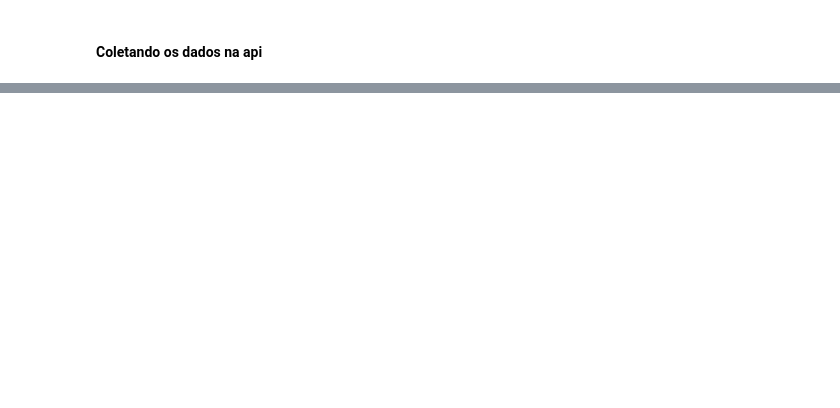
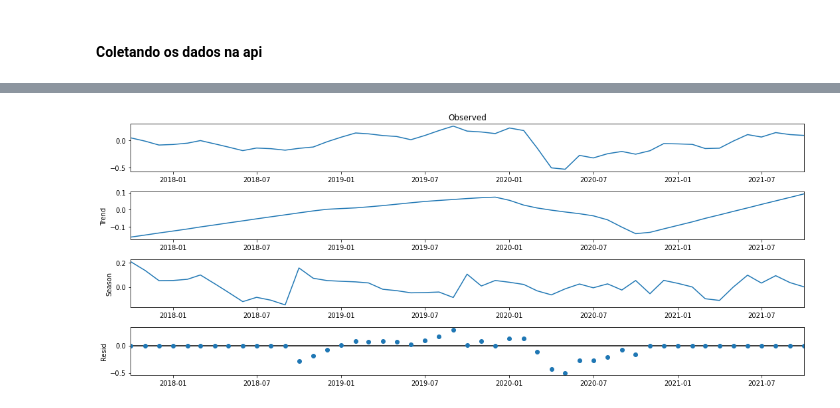
Before and after one commit to dagobertomedeiros/TCC, a Jupyter notebook: analise_financeira.ipynb, the cells around one changed output, grey strips where cells are left out. Saved outputs shown, nothing was run; the diff lists cells and outputs as text; code cells hidden in the pictures; blank space fills up the shorter version.

```diff
--- a/analise_financeira.ipynb
+++ b/analise_financeira.ipynb
@@ -70,0 +105,3 @@ df_concat.tail(20)
+# %%
+datasetLogScaleMinusMovingAverage = indexedDataSet_logScale - movingAverage
+datasetLogScaleMinusMovingAverage.head()
@@ -70,0 +116,3 @@ df_concat.tail(20)
+# %%
+datasetLogScaleMinusMovingAverage.dropna(inplace=True) #remover os valores ausentes
+datasetLogScaleMinusMovingAverage.head()
@@ -83,0 +145,5 @@ plt.show()
+# %%
+dfSTL = datasetLogScaleMinusMovingAverage
+# %%
+dfSTL = pd.DataFrame(dfSTL)
+dfSTL.head()
@@ -83,0 +179,6 @@ plt.show()
+# %%
+resultSTL = STL(dfSTL, robust=True, period=12).fit()
+resultSTL.plot()
+plt.show()
+# %% [output]
+[figure, added]
```
Also changed, not shown: parts of 21 cells of this notebook.
